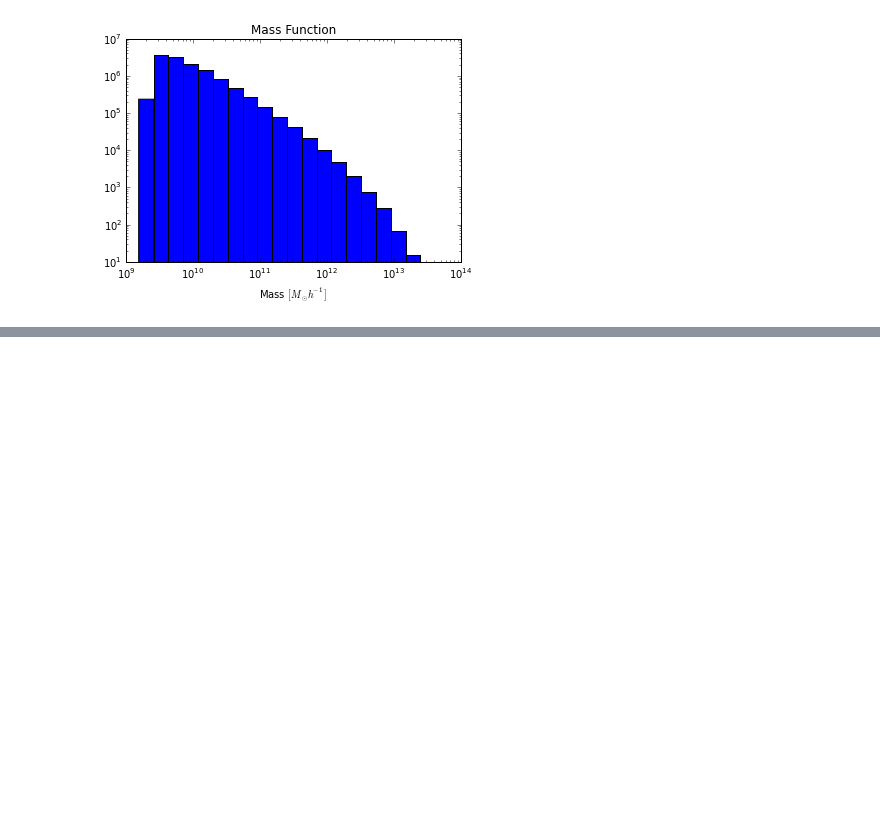
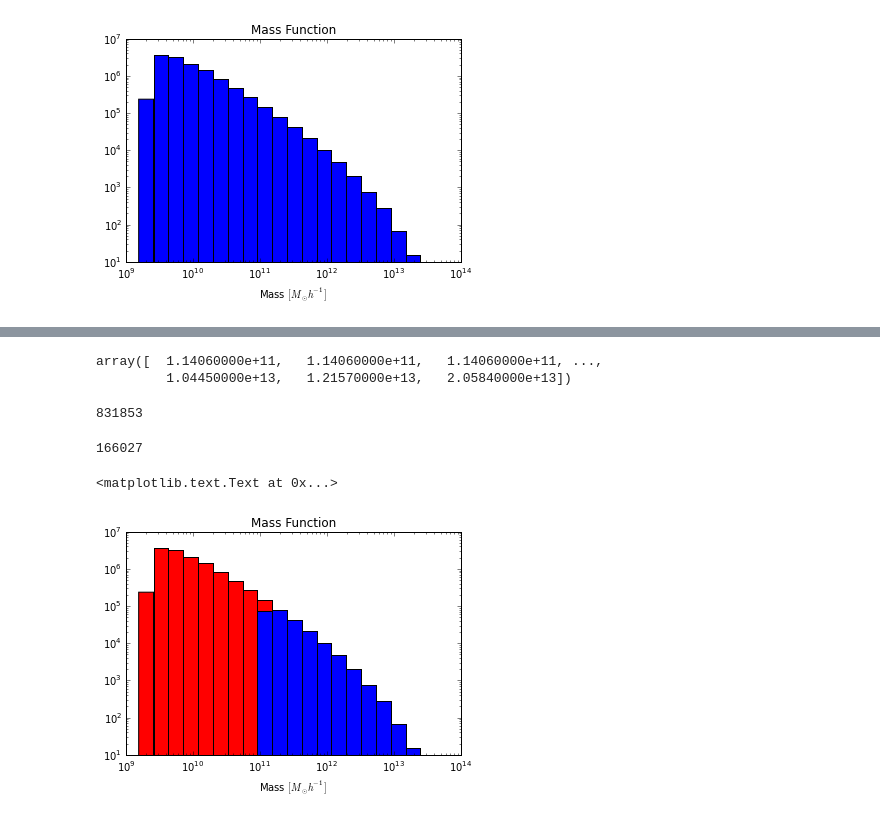
Before and after one commit to flgomezc/correlationz3, a Jupyter notebook: programs/01 Reading Files.ipynb, the cells around one changed output, grey strips where cells are left out. Drawn from its saved outputs; the diff is of its cells as text; code cells hidden in the pictures; blank space fills up the shorter version.

```diff
--- a/programs/01 Reading Files.ipynb
+++ b/programs/01 Reading Files.ipynb
@@ -47,0 +56,3 @@ array([[  6.27860000e+00,   8.69400000e-01,   4.46420000e+00,
+# %%
+index = np.where(DATA[:,3]>=10**11.0566)[0]
+index.size
@@ -52,2 +65,2 @@ index[0].shape
 # %%
-subDATA = DATA[index]
+ReducedCat = DATA[index]
@@ -72,0 +75,5 @@ cell
+# %%
+ReducedCat[:,3]
+# %% [output]
+array([  1.14060000e+11,   1.14060000e+11,   1.14060000e+11, ...,
+         1.04450000e+13,   1.21570000e+13,   2.05840000e+13])
@@ -72,0 +82,4 @@ cell
+# %%
+index0.size
+# %% [output]
+831853
@@ -72,0 +88,14 @@ cell
+# %%
+index1.size
+# %% [output]
+166027
+# %%
+plot
+hist( DATA[:,3], color='red',bins=Mrange, log=True)
+hist( ReducedCat[:,3], bins=Mrange, log=True)
+gca().set_xscale('log')
+xlabel(r'Mass $[M_{\odot}h^{-1}]$')
+title('Mass Function')
+# %% [output]
+<matplotlib.text.Text at 0x...>
+[figure, added]
```
Also changed, not shown: parts of 18 cells of this notebook, 1 other file.
